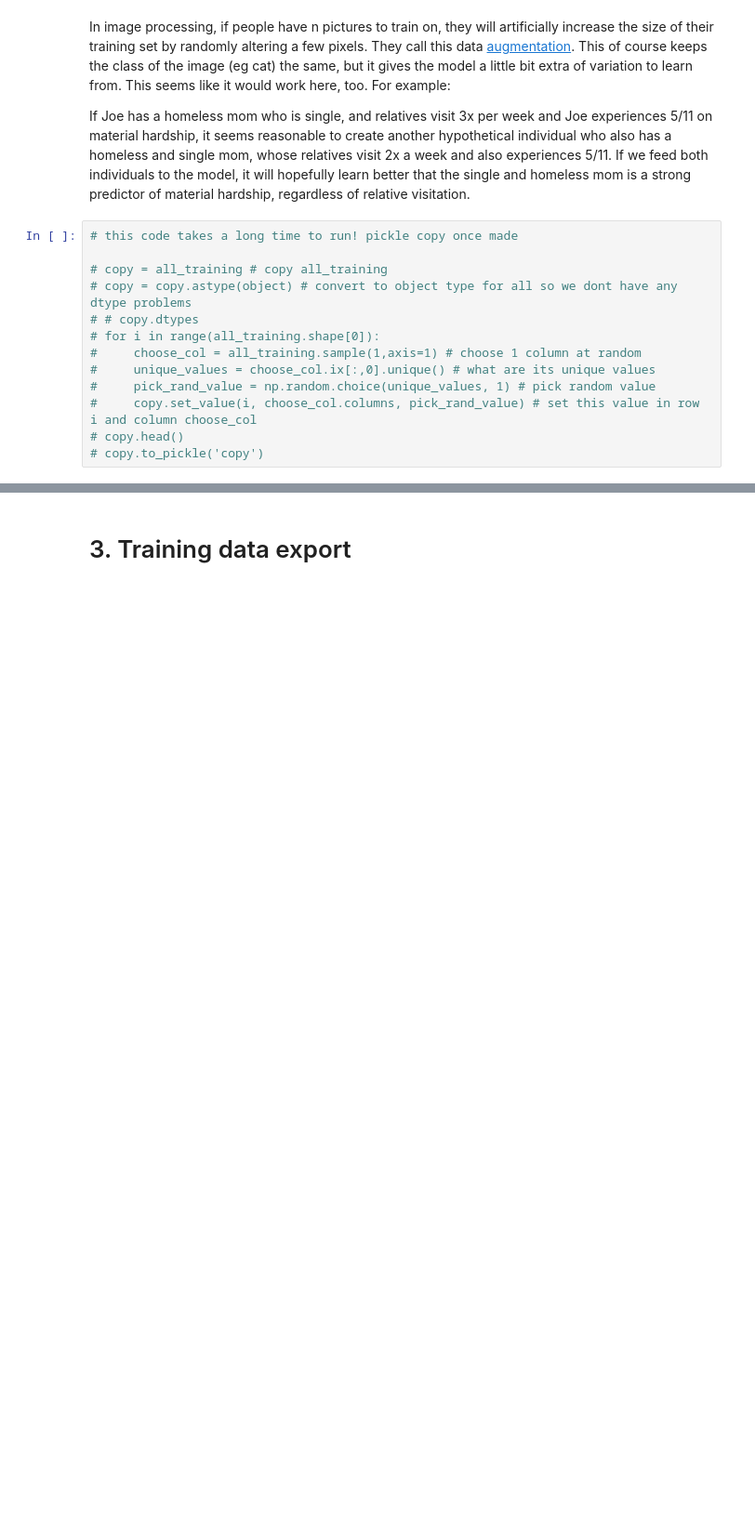
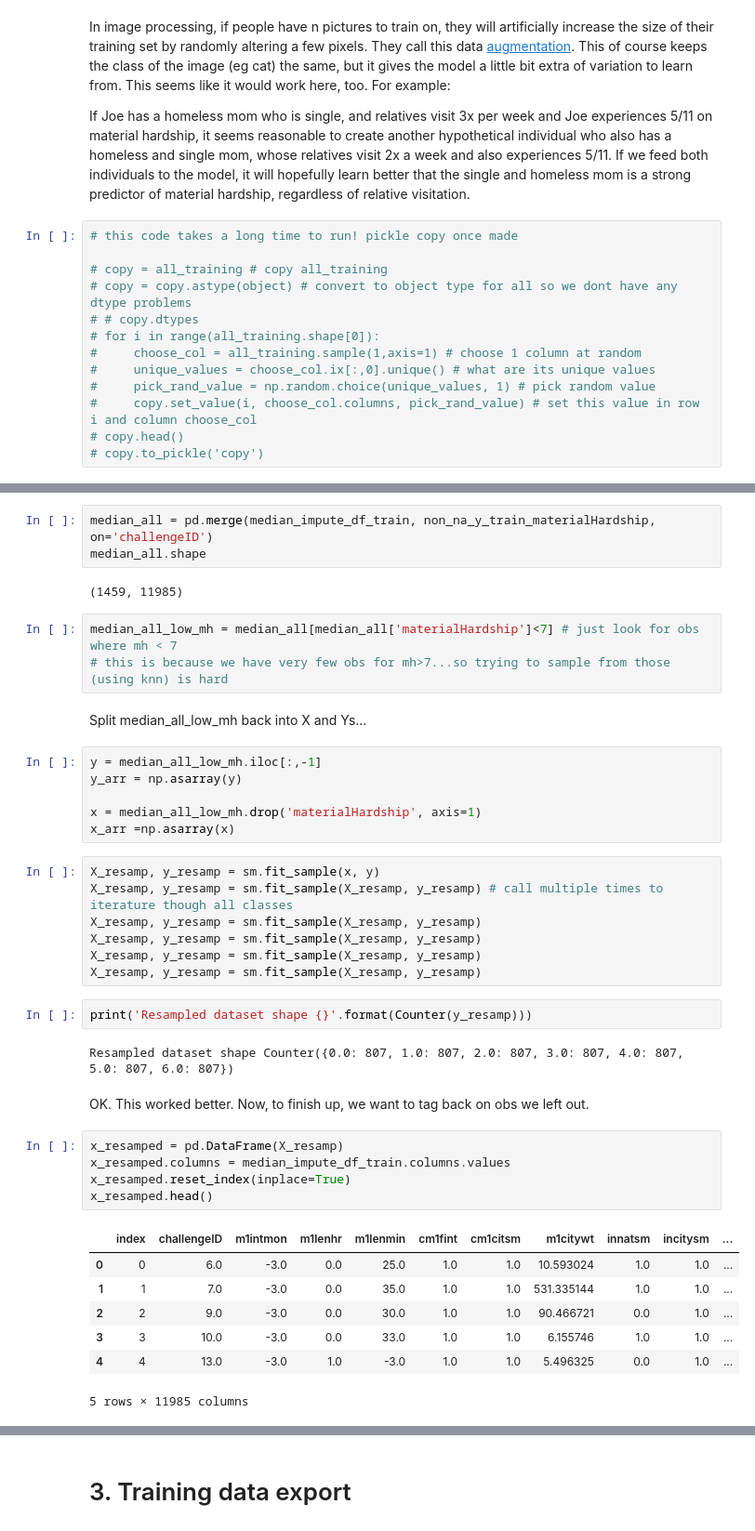
Before and after one commit to wnowak10/ffc, a Jupyter notebook: materialHardship/missing_values.ipynb, the cells around one changed output, grey strips where cells are left out. Shown: that part at 93% size. Drawn from its saved outputs; the diff is of its cells as text; blank space fills up the shorter version.

```diff
--- a/materialHardship/missing_values.ipynb
+++ b/materialHardship/missing_values.ipynb
@@ -355,0 +399,42 @@ If Joe has a homeless mom who is single, and relatives visit 3x per week and Joe
+# %%
+median_all = pd.merge(median_impute_df_train, non_na_y_train_materialHardship, on='challengeID')
+median_all.shape
+# %% [output]
+(1459, 11985)
+# %%
+median_all_low_mh = median_all[median_all['materialHardship']<7] # just look for obs where mh < 7
+# this is because we have very few obs for mh>7...so trying to sample from those (using knn) is hard
+# %% [markdown]
+Split median_all_low_mh back into X and Ys...
+# %%
+y = median_all_low_mh.iloc[:,-1]
+y_arr = np.asarray(y)
+
+x = median_all_low_mh.drop('materialHardship', axis=1)
+x_arr =np.asarray(x)
+# %%
+X_resamp, y_resamp = sm.fit_sample(x, y)
+X_resamp, y_resamp = sm.fit_sample(X_resamp, y_resamp) # call multiple times to iterature though all classes
+X_resamp, y_resamp = sm.fit_sample(X_resamp, y_resamp)
+X_resamp, y_resamp = sm.fit_sample(X_resamp, y_resamp)
+X_resamp, y_resamp = sm.fit_sample(X_resamp, y_resamp)
+X_resamp, y_resamp = sm.fit_sample(X_resamp, y_resamp)
+# %%
+print('Resampled dataset shape {}'.format(Counter(y_resamp)))
+# %% [output]
+Resampled dataset shape Counter({0.0: 807, 1.0: 807, 2.0: 807, 3.0: 807, 4.0: 807, 5.0: 807, 6.0: 807})
+# %% [markdown]
+OK. This worked better. Now, to finish up, we want to tag back on obs we left out.
+# %%
+x_resamped = pd.DataFrame(X_resamp)
+x_resamped.columns = median_impute_df_train.columns.values
+x_resamped.reset_index(inplace=True)
+x_resamped.head()
+# %% [output]
+|  | index | challengeID | m1intmon | m1lenhr | m1lenmin | cm1fint | cm1citsm | m1citywt | innatsm | incitysm | ... |
+| 0 | 0 | 6.0 | -3.0 | 0.0 | 25.0 | 1.0 | 1.0 | 10.593024 | 1.0 | 1.0 | ... |
+| 1 | 1 | 7.0 | -3.0 | 0.0 | 35.0 | 1.0 | 1.0 | 531.335144 | 1.0 | 1.0 | ... |
+| 2 | 2 | 9.0 | -3.0 | 0.0 | 30.0 | 1.0 | 1.0 | 90.466721 | 0.0 | 1.0 | ... |
+| 3 | 3 | 10.0 | -3.0 | 0.0 | 33.0 | 1.0 | 1.0 | 6.155746 | 1.0 | 1.0 | ... |
+| 4 | 4 | 13.0 | -3.0 | 1.0 | -3.0 | 1.0 | 1.0 | 5.496325 | 0.0 | 1.0 | ... |
+5 rows × 11985 columns
```
Also changed, not shown: parts of 29 cells of this notebook, 1 other file.
